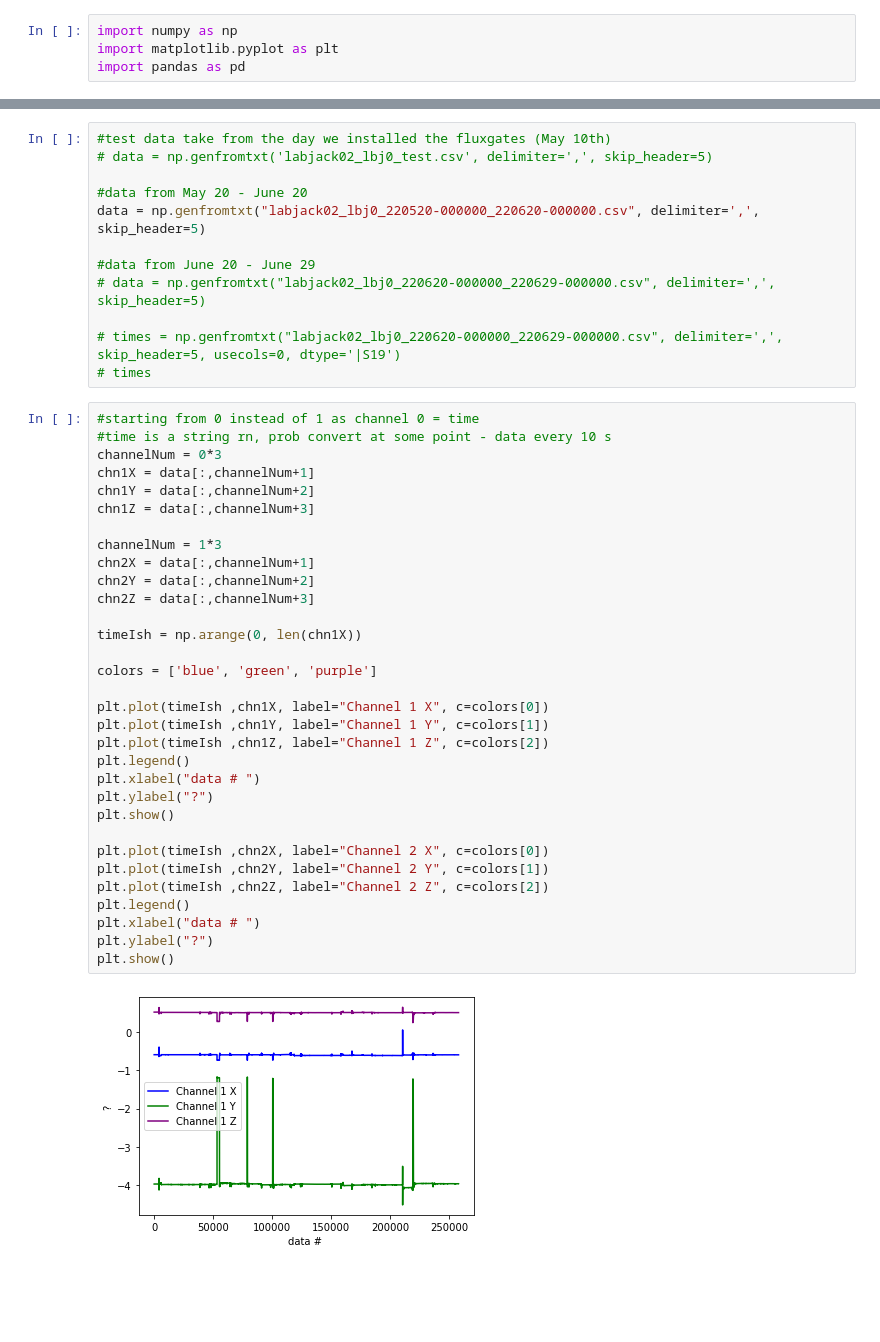
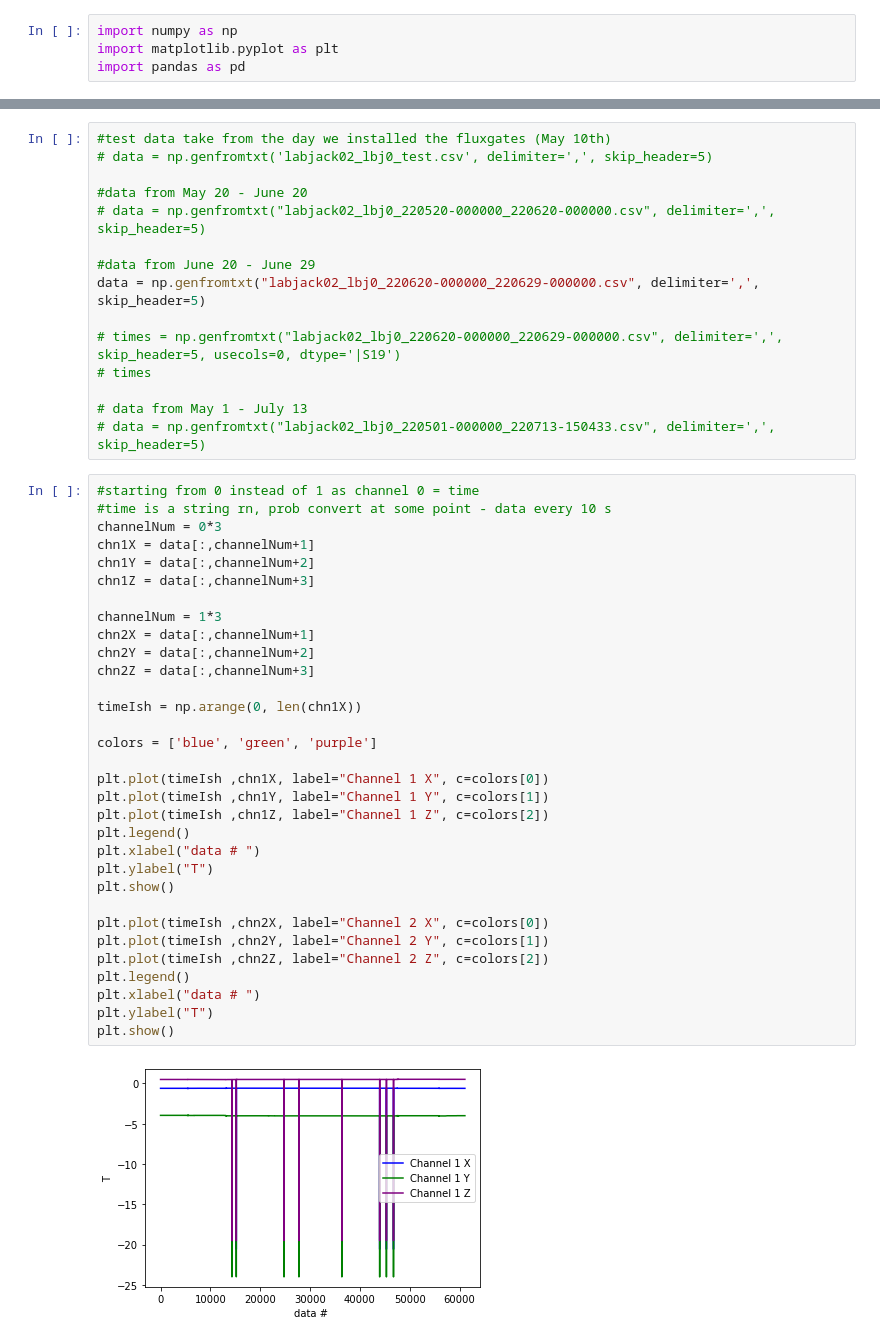
Before and after one commit to eklem1/MesonMagMapping, a Jupyter notebook: MH_fluxGates/Fluxgate_DAQ_test.ipynb, the cells around one changed output, grey strips where cells are left out. Saved outputs shown, nothing was run; the diff lists cells and outputs as text; blank space fills up the shorter version.

```diff
--- a/MH_fluxGates/Fluxgate_DAQ_test.ipynb
+++ b/MH_fluxGates/Fluxgate_DAQ_test.ipynb
@@ -11,44 +11,47 @@ df.set_index('time', inplace=True)
 # data = np.genfromtxt('labjack02_lbj0_test.csv', delimiter=',', skip_header=5)
 
 #data from May 20 - June 20
-data = np.genfromtxt("labjack02_lbj0_220520-000000_220620-000000.csv", delimiter=',', skip_header=5)
+# data = np.genfromtxt("labjack02_lbj0_220520-000000_220620-000000.csv", delimiter=',', skip_header=5)
 
 #data from June 20 - June 29
-# data = np.genfromtxt("labjack02_lbj0_220620-000000_220629-000000.csv", delimiter=',', skip_header=5)
+data = np.genfromtxt("labjack02_lbj0_220620-000000_220629-000000.csv", delimiter=',', skip_header=5)
 
 # times = np.genfromtxt("labjack02_lbj0_220620-000000_220629-000000.csv", delimiter=',', skip_header=5, usecols=0, dtype='|S19')
 # times
+
+# data from May 1 - July 13
+# data = np.genfromtxt("labjack02_lbj0_220501-000000_220713-150433.csv", delimiter=',', skip_header=5)
 # %%
 #starting from 0 instead of 1 as channel 0 = time
 #time is a string rn, prob convert at some point - data every 10 s
 channelNum = 0*3
 chn1X = data[:,channelNum+1]
 chn1Y = data[:,channelNum+2]
 chn1Z = data[:,channelNum+3]
 
 channelNum = 1*3
 chn2X = data[:,channelNum+1]
 chn2Y = data[:,channelNum+2]
 chn2Z = data[:,channelNum+3]
 
 timeIsh = np.arange(0, len(chn1X))
 
 colors = ['blue', 'green', 'purple']
 
 plt.plot(timeIsh ,chn1X, label="Channel 1 X", c=colors[0])
 plt.plot(timeIsh ,chn1Y, label="Channel 1 Y", c=colors[1])
 plt.plot(timeIsh ,chn1Z, label="Channel 1 Z", c=colors[2])
 plt.legend()
 plt.xlabel("data # ")
-plt.ylabel("?")
+plt.ylabel("T")
 plt.show()
 
 plt.plot(timeIsh ,chn2X, label="Channel 2 X", c=colors[0])
 plt.plot(timeIsh ,chn2Y, label="Channel 2 Y", c=colors[1])
 plt.plot(timeIsh ,chn2Z, label="Channel 2 Z", c=colors[2])
 plt.legend()
 plt.xlabel("data # ")
-plt.ylabel("?")
+plt.ylabel("T")
 plt.show()
 # %% [output]
-[figure, old version]
+[figure, new version]
```
Also changed, not shown: parts of 3 cells of this notebook, 4 other files.
